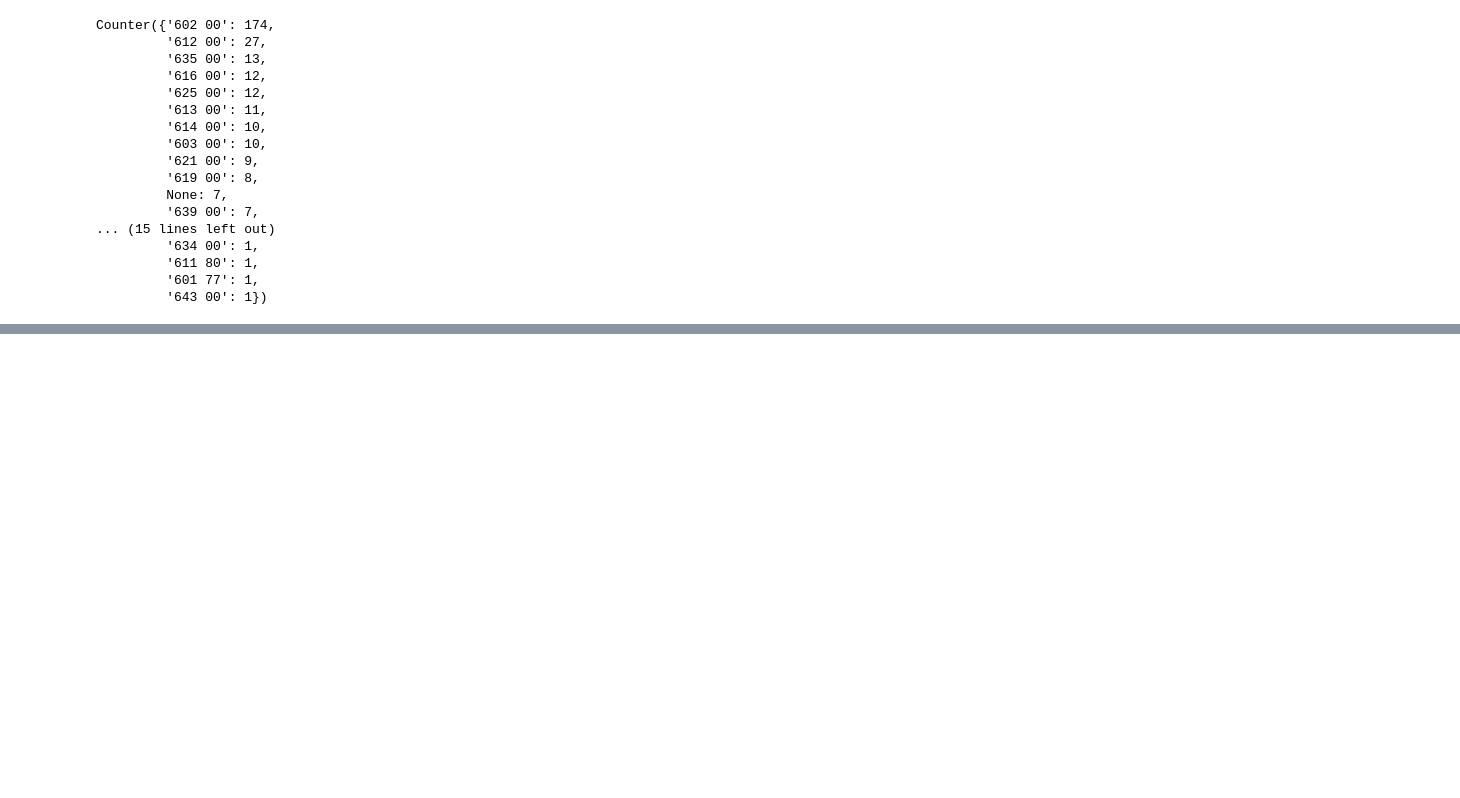
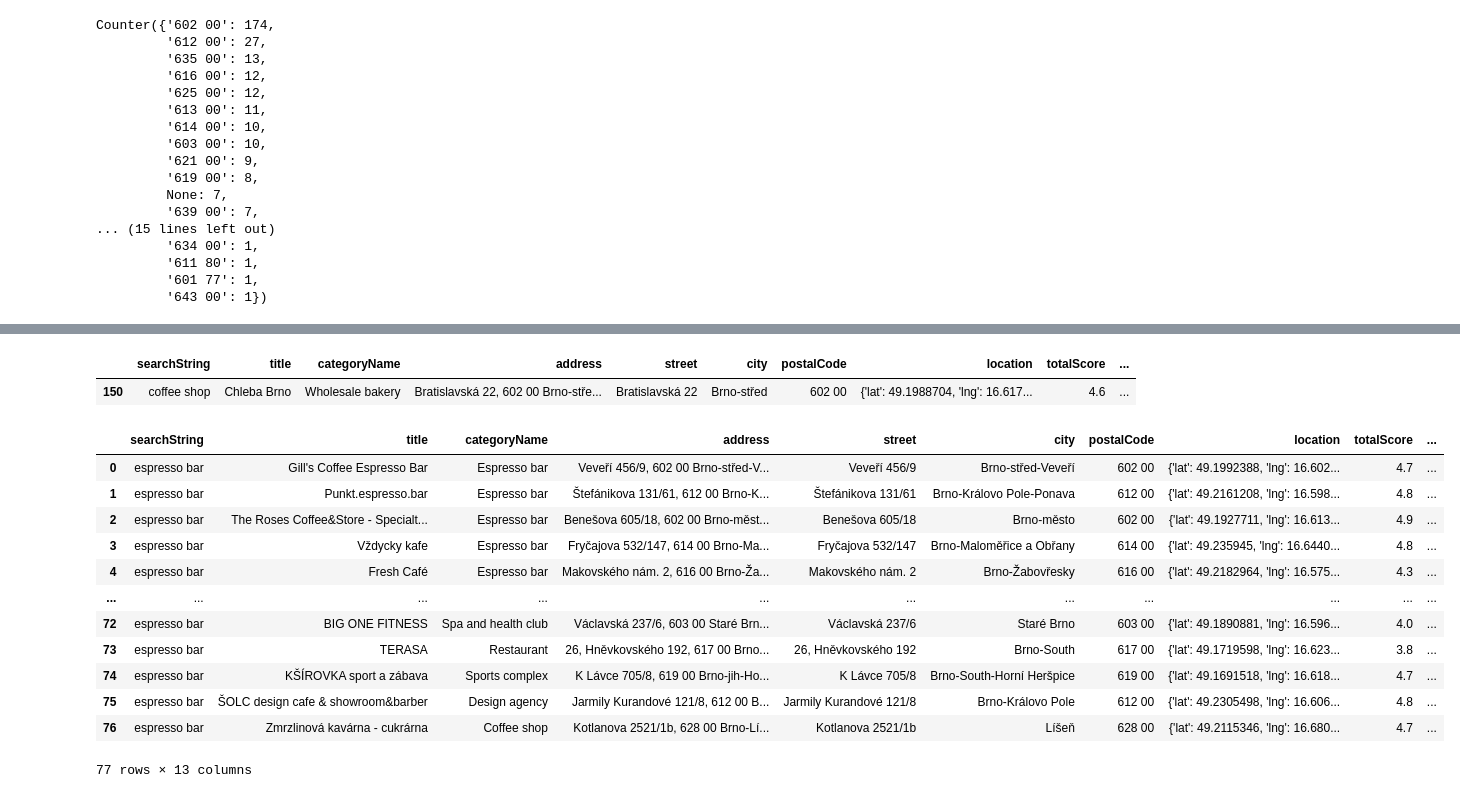
Before and after one commit to eliska-striteska/DA-Czechitas-2024-Projekt-Brnenske-kavarny, a Jupyter notebook: prochazeni_dat_web_scraping.ipynb, the cells around one changed output, grey strips where cells are left out. Cells and saved outputs as stored; diff of their text form; code cells hidden in the pictures; blank space fills up the shorter version.

```diff
--- a/prochazeni_dat_web_scraping.ipynb
+++ b/prochazeni_dat_web_scraping.ipynb
@@ -83,0 +139,24 @@ Counter({'602 00': 174,
+# %%
+not_cafe_2 = category_coffee_bar[category_coffee_bar['categoryName'] == 'Wholesale bakery']
+not_cafe_2
+# %% [output]
+|  | searchString | title | categoryName | address | street | city | postalCode | location | totalScore | ... |
+| 150 | coffee shop | Chleba Brno | Wholesale bakery | Bratislavská 22, 602 00 Brno-stře... | Bratislavská 22 | Brno-střed | 602 00 | {'lat': 49.1988704, 'lng': 16.617... | 4.6 | ... |
+# %%
+category_espresso_bar = pd.read_json('dataset_google-maps-extractor_Brno_category_espresso_bar_cleaned.json')
+category_espresso_bar.shape
+category_espresso_bar
+# %% [output]
+|  | searchString | title | categoryName | address | street | city | postalCode | location | totalScore | ... |
+| 0 | espresso bar | Gill's Coffee Espresso Bar | Espresso bar | Veveří 456/9, 602 00 Brno-střed-V... | Veveří 456/9 | Brno-střed-Veveří | 602 00 | {'lat': 49.1992388, 'lng': 16.602... | 4.7 | ... |
+| 1 | espresso bar | Punkt.espresso.bar | Espresso bar | Štefánikova 131/61, 612 00 Brno-K... | Štefánikova 131/61 | Brno-Královo Pole-Ponava | 612 00 | {'lat': 49.2161208, 'lng': 16.598... | 4.8 | ... |
+| 2 | espresso bar | The Roses Coffee&Store - Specialt... | Espresso bar | Benešova 605/18, 602 00 Brno-měst... | Benešova 605/18 | Brno-město | 602 00 | {'lat': 49.1927711, 'lng': 16.613... | 4.9 | ... |
+| 3 | espresso bar | Vždycky kafe | Espresso bar | Fryčajova 532/147, 614 00 Brno-Ma... | Fryčajova 532/147 | Brno-Maloměřice a Obřany | 614 00 | {'lat': 49.235945, 'lng': 16.6440... | 4.8 | ... |
+| 4 | espresso bar | Fresh Café | Espresso bar | Makovského nám. 2, 616 00 Brno-Ža... | Makovského nám. 2 | Brno-Žabovřesky | 616 00 | {'lat': 49.2182964, 'lng': 16.575... | 4.3 | ... |
+| ... | ... | ... | ... | ... | ... | ... | ... | ... | ... | ... |
+| 72 | espresso bar | BIG ONE FITNESS | Spa and health club | Václavská 237/6, 603 00 Staré Brn... | Václavská 237/6 | Staré Brno | 603 00 | {'lat': 49.1890881, 'lng': 16.596... | 4.0 | ... |
+| 73 | espresso bar | TERASA | Restaurant | 26, Hněvkovského 192, 617 00 Brno... | 26, Hněvkovského 192 | Brno-South | 617 00 | {'lat': 49.1719598, 'lng': 16.623... | 3.8 | ... |
+| 74 | espresso bar | KŠÍROVKA sport a zábava | Sports complex | K Lávce 705/8, 619 00 Brno-jih-Ho... | K Lávce 705/8 | Brno-South-Horní Heršpice | 619 00 | {'lat': 49.1691518, 'lng': 16.618... | 4.7 | ... |
+| 75 | espresso bar | ŠOLC design cafe & showroom&barber | Design agency | Jarmily Kurandové 121/8, 612 00 B... | Jarmily Kurandové 121/8 | Brno-Královo Pole | 612 00 | {'lat': 49.2305498, 'lng': 16.606... | 4.8 | ... |
+| 76 | espresso bar | Zmrzlinová kavárna - cukrárna | Coffee shop | Kotlanova 2521/1b, 628 00 Brno-Lí... | Kotlanova 2521/1b | Líšeň | 628 00 | {'lat': 49.2115346, 'lng': 16.680... | 4.7 | ... |
+77 rows × 13 columns
```
Also changed, not shown: parts of 7 cells of this notebook, 2 other files.
